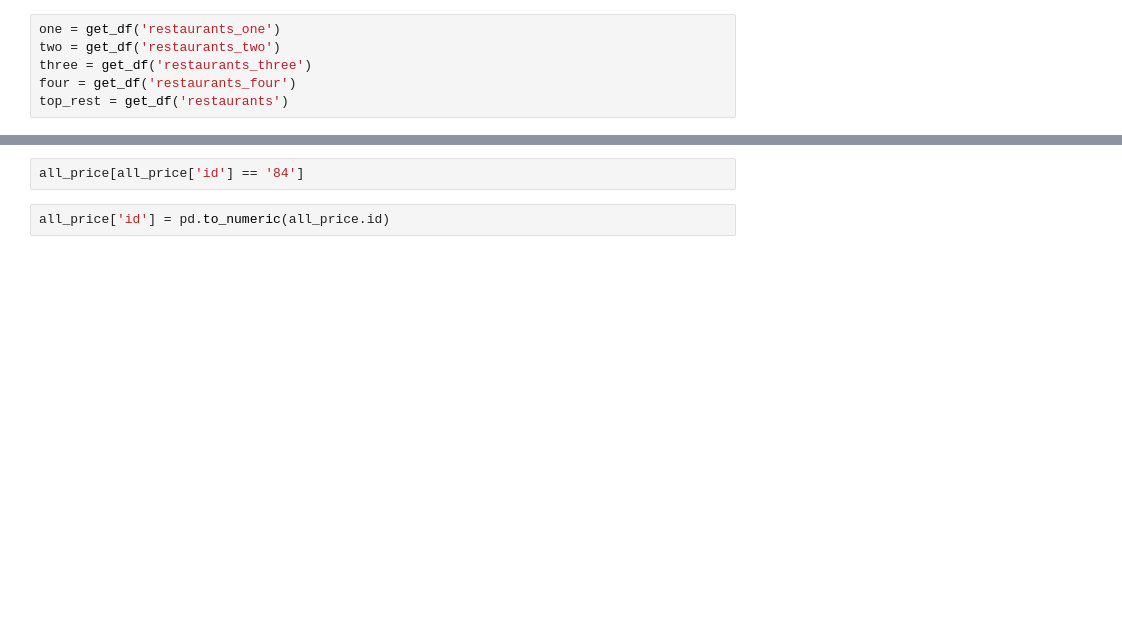
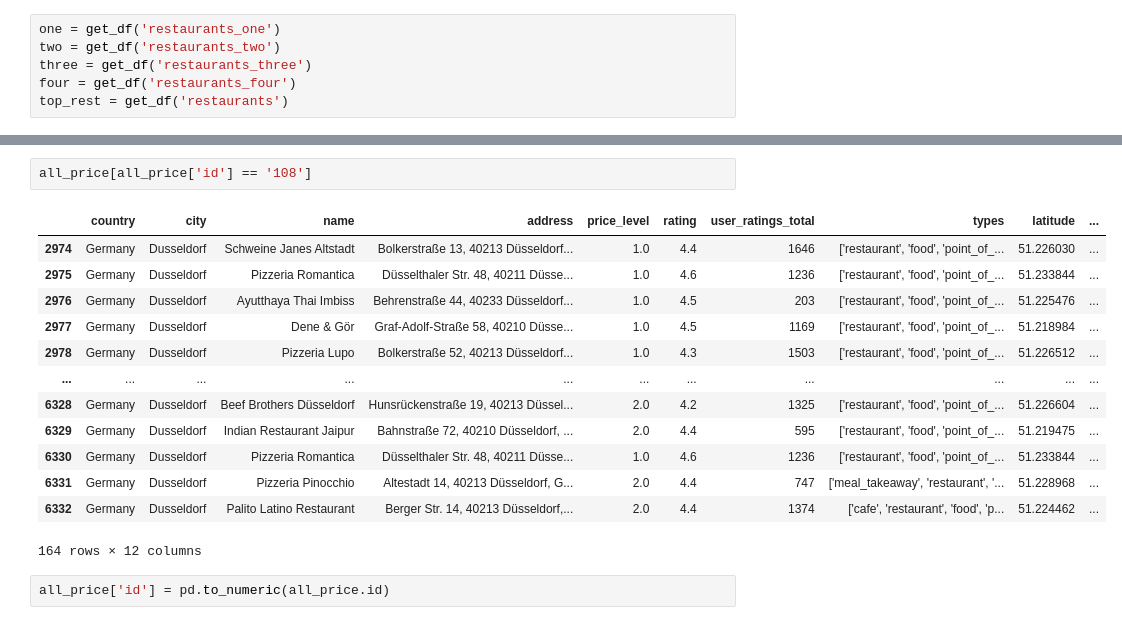
Before and after one commit to Maddienis/travel_app_sm, a Jupyter notebook: notebooks/User_city_sim.ipynb, the cells around one changed output, grey strips where cells are left out. Saved outputs shown, nothing was run; the diff lists cells and outputs as text; blank space fills up the shorter version.

```diff
--- a/notebooks/User_city_sim.ipynb
+++ b/notebooks/User_city_sim.ipynb
@@ -30,5 +50,19 @@ all_price.info()
 # %%
-all_price[all_price['id'] == '84']
+all_price[all_price['id'] == '108']
+# %% [output]
+|  | country | city | name | address | price_level | rating | user_ratings_total | types | latitude | ... |
+| 2974 | Germany | Dusseldorf | Schweine Janes Altstadt | Bolkerstraße 13, 40213 Düsseldorf... | 1.0 | 4.4 | 1646 | ['restaurant', 'food', 'point_of_... | 51.226030 | ... |
+| 2975 | Germany | Dusseldorf | Pizzeria Romantica | Düsselthaler Str. 48, 40211 Düsse... | 1.0 | 4.6 | 1236 | ['restaurant', 'food', 'point_of_... | 51.233844 | ... |
+| 2976 | Germany | Dusseldorf | Ayutthaya Thai Imbiss | Behrenstraße 44, 40233 Düsseldorf... | 1.0 | 4.5 | 203 | ['restaurant', 'food', 'point_of_... | 51.225476 | ... |
+| 2977 | Germany | Dusseldorf | Dene & Gör | Graf-Adolf-Straße 58, 40210 Düsse... | 1.0 | 4.5 | 1169 | ['restaurant', 'food', 'point_of_... | 51.218984 | ... |
+| 2978 | Germany | Dusseldorf | Pizzeria Lupo | Bolkerstraße 52, 40213 Düsseldorf... | 1.0 | 4.3 | 1503 | ['restaurant', 'food', 'point_of_... | 51.226512 | ... |
+| ... | ... | ... | ... | ... | ... | ... | ... | ... | ... | ... |
+| 6328 | Germany | Dusseldorf | Beef Brothers Düsseldorf | Hunsrückenstraße 19, 40213 Düssel... | 2.0 | 4.2 | 1325 | ['restaurant', 'food', 'point_of_... | 51.226604 | ... |
+| 6329 | Germany | Dusseldorf | Indian Restaurant Jaipur | Bahnstraße 72, 40210 Düsseldorf, ... | 2.0 | 4.4 | 595 | ['restaurant', 'food', 'point_of_... | 51.219475 | ... |
+| 6330 | Germany | Dusseldorf | Pizzeria Romantica | Düsselthaler Str. 48, 40211 Düsse... | 1.0 | 4.6 | 1236 | ['restaurant', 'food', 'point_of_... | 51.233844 | ... |
+| 6331 | Germany | Dusseldorf | Pizzeria Pinocchio | Altestadt 14, 40213 Düsseldorf, G... | 2.0 | 4.4 | 747 | ['meal_takeaway', 'restaurant', '... | 51.228968 | ... |
+| 6332 | Germany | Dusseldorf | Palito Latino Restaurant | Berger Str. 14, 40213 Düsseldorf,... | 2.0 | 4.4 | 1374 | ['cafe', 'restaurant', 'food', 'p... | 51.224462 | ... |
+164 rows × 12 columns
 # %%
 all_price['id'] = pd.to_numeric(all_price.id)
 # %%
```
Also changed, not shown: parts of 83 cells of this notebook, 2 other files.
